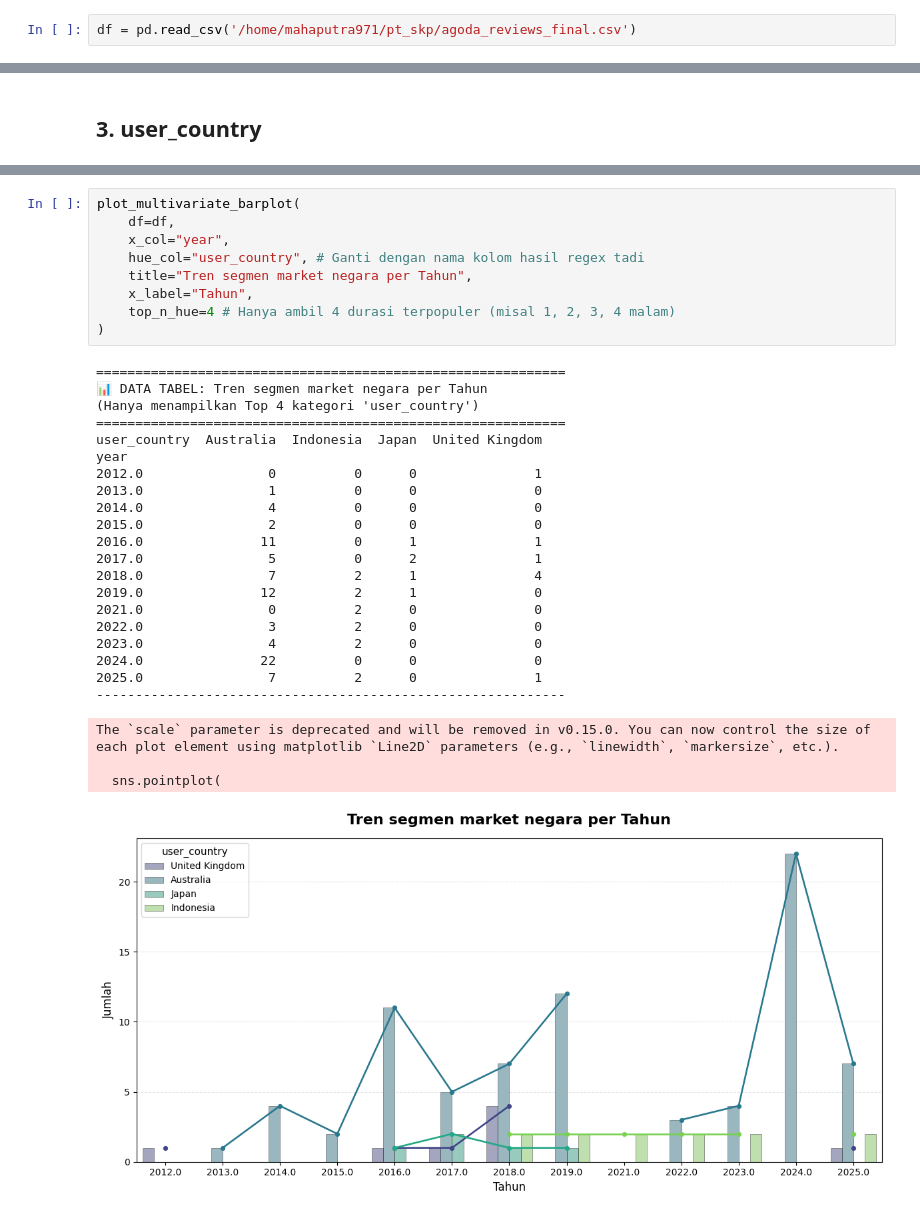
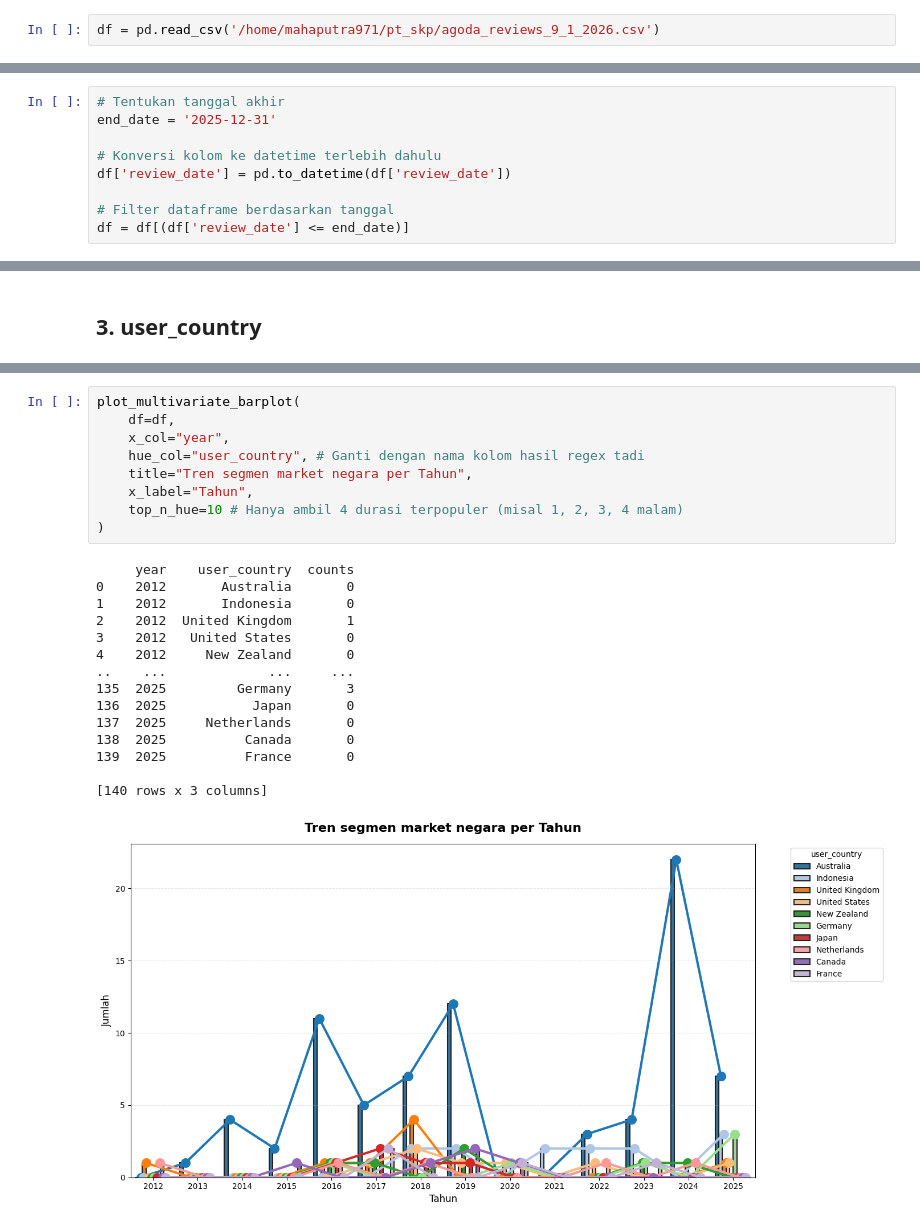
Before and after one commit to mahaputra971/pt_skp_ota_analyst, a Jupyter notebook: pondok_pitaya_analyst/pp_agoda_analysis.ipynb, the cells around one changed output, grey strips where cells are left out. Saved outputs shown, nothing was run; the diff lists cells and outputs as text.

Commit message:
update analyst pp agoda

```diff
--- a/pondok_pitaya_analyst/pp_agoda_analysis.ipynb
+++ b/pondok_pitaya_analyst/pp_agoda_analysis.ipynb
@@ -4,4 +4,4 @@ import pandas as pd
 import matplotlib.pyplot as plt
 import seaborn as sns
 # %%
-df = pd.read_csv('/home/mahaputra971/pt_skp/agoda_reviews_final.csv')
+df = pd.read_csv('/home/mahaputra971/pt_skp/agoda_reviews_9_1_2026.csv')
@@ -8,3 +25,12 @@ df = pd.read_csv('/home/mahaputra971/pt_skp/agoda_reviews_final.csv')
+# %%
+# Tentukan tanggal akhir
+end_date = '2025-12-31'
+
+# Konversi kolom ke datetime terlebih dahulu
+df['review_date'] = pd.to_datetime(df['review_date'])
+
+# Filter dataframe berdasarkan tanggal
+df = df[(df['review_date'] <= end_date)]
 # %%
 df.info()
 # %% [output]
@@ -440,37 +465,28 @@ The `scale` parameter is deprecated and will be removed in v0.15.0. You can now
 # %%
 plot_multivariate_barplot(
     df=df,
     x_col="year",
     hue_col="user_country", # Ganti dengan nama kolom hasil regex tadi
     title="Tren segmen market negara per Tahun",
     x_label="Tahun",
-    top_n_hue=4 # Hanya ambil 4 durasi terpopuler (misal 1, 2, 3, 4 malam)
+    top_n_hue=10 # Hanya ambil 4 durasi terpopuler (misal 1, 2, 3, 4 malam)
 )
 # %% [output]
-============================================================
-📊 DATA TABEL: Tren segmen market negara per Tahun
-(Hanya menampilkan Top 4 kategori 'user_country')
-============================================================
-user_country  Australia  Indonesia  Japan  United Kingdom
-year
-2012.0                0          0      0               1
-2013.0                1          0      0               0
-2014.0                4          0      0               0
-2015.0                2          0      0               0
-2016.0               11          0      1               1
-2017.0                5          0      2               1
-2018.0                7          2      1               4
-2019.0               12          2      1               0
-2021.0                0          2      0               0
-2022.0                3          2      0               0
-2023.0                4          2      0               0
-2024.0               22          0      0               0
-2025.0                7          2      0               1
-------------------------------------------------------------
+     year    user_country  counts
+0    2012       Australia       0
+1    2012       Indonesia       0
+2    2012  United Kingdom       1
+3    2012   United States       0
+4    2012     New Zealand       0
+..    ...             ...     ...
+135  2025         Germany       3
+136  2025           Japan       0
+137  2025     Netherlands       0
+138  2025          Canada       0
+139  2025          France       0
+
+[140 rows x 3 columns]
-The `scale` parameter is deprecated and will be removed in v0.15.0. You can now control the size of each plot element using matplotlib `Line2D` parameters (e.g., `linewidth`, `markersize`, etc.).
-
-  sns.pointplot(
-[figure, old version]
+[figure, new version]
 # %%
 df
 # %% [output]
```
Also changed, not shown: parts of 21 cells of this notebook.
